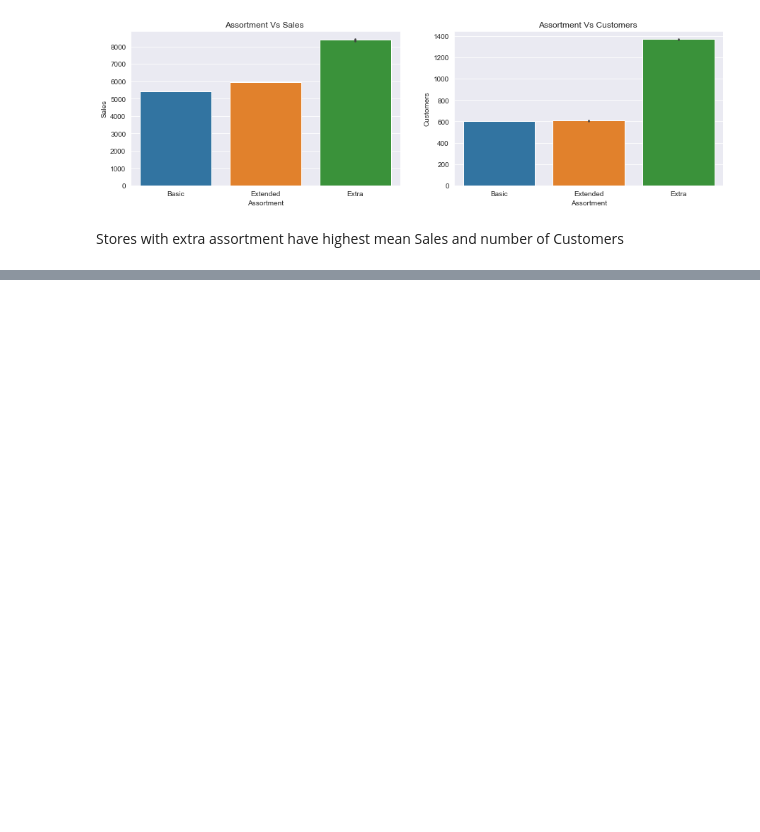
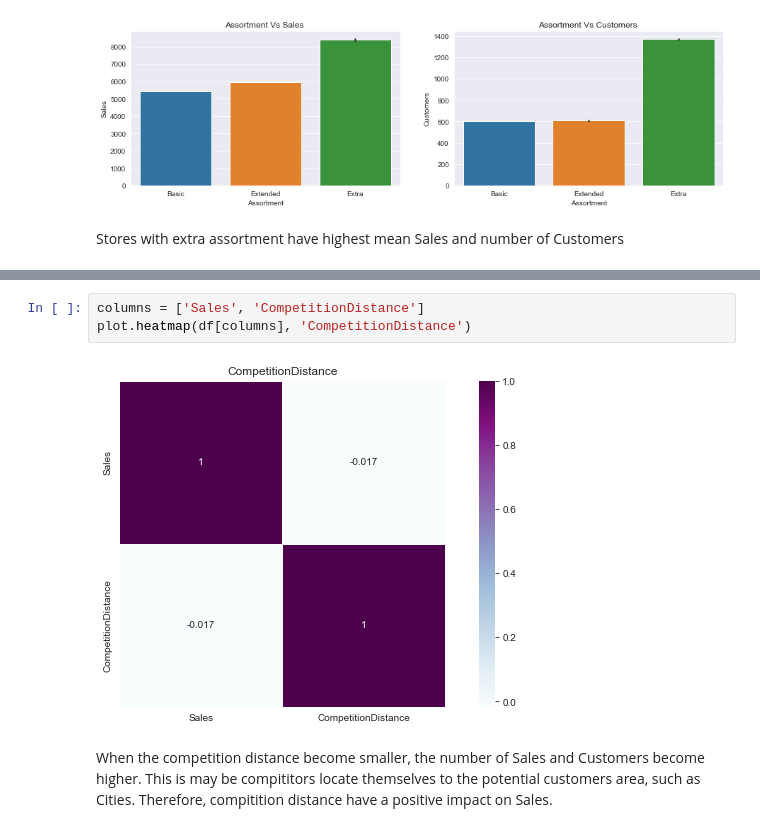
Before and after one commit to bkget/Pharmaceutical-Sales-Prediction, a Jupyter notebook: notebooks/2.EDA.ipynb, the cells around one changed output, grey strips where cells are left out. Drawn from its saved outputs; the diff is of its cells as text; blank space fills up the shorter version.

Commit message:
Compititors distance effect

```diff
--- a/notebooks/2.EDA.ipynb
+++ b/notebooks/2.EDA.ipynb
@@ -518,0 +555,7 @@ Stores with extra assortment have highest mean Sales and number of Customers
+# %%
+columns = ['Sales', 'CompetitionDistance']
+plot.heatmap(df[columns], 'CompetitionDistance')
+# %% [output]
+[figure, added]
+# %% [markdown]
+When the competition distance become smaller, the number of Sales and Customers become higher. This is may be compititors locate themselves to the potential customers area, such as Cities. Therefore, compitition distance have a positive impact on Sales.
```
Also changed, not shown: parts of 3 cells of this notebook.
